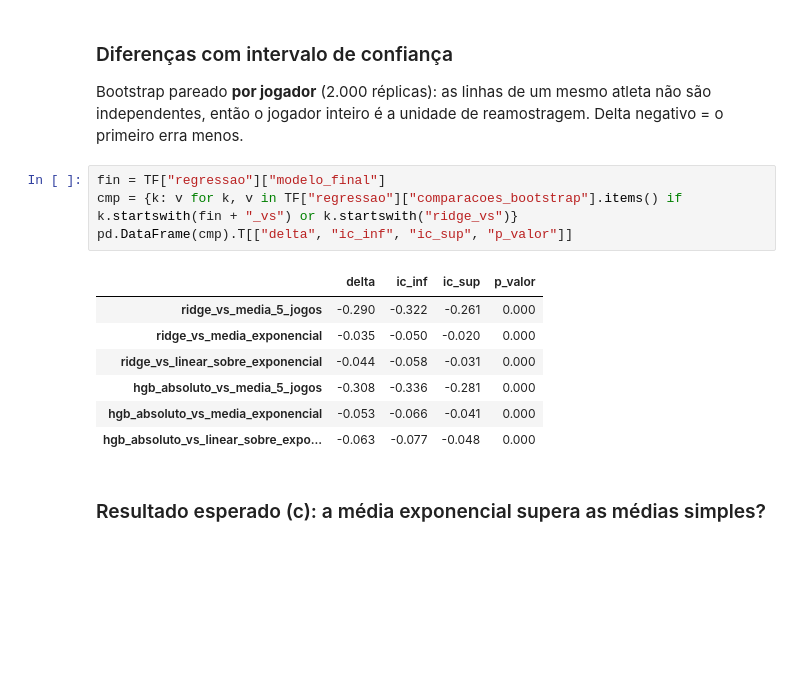
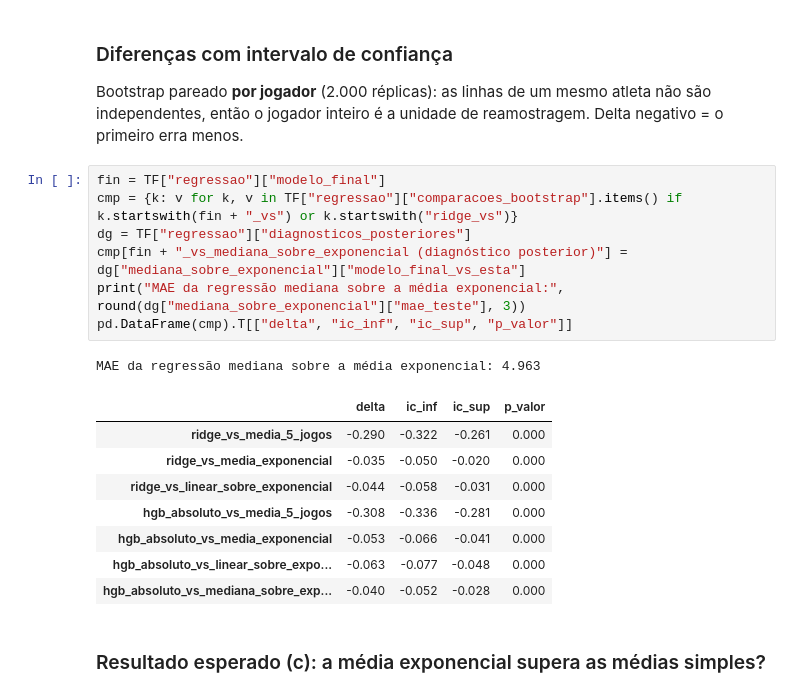
Before and after one commit to Grupo-carro-chefe/nba-player-scoring-prediction, a Jupyter notebook: notebooks/02_baselines_e_regressao.ipynb, the cells around one changed output. Cells and saved outputs as stored; diff of their text form; blank space fills up the shorter version.

```diff
--- a/notebooks/02_baselines_e_regressao.ipynb
+++ b/notebooks/02_baselines_e_regressao.ipynb
@@ -157,15 +157,20 @@ Bootstrap pareado **por jogador** (2.000 réplicas): as linhas de um mesmo atlet
 # %%
 fin = TF["regressao"]["modelo_final"]
 cmp = {k: v for k, v in TF["regressao"]["comparacoes_bootstrap"].items() if k.startswith(fin + "_vs") or k.startswith("ridge_vs")}
+dg = TF["regressao"]["diagnosticos_posteriores"]
+cmp[fin + "_vs_mediana_sobre_exponencial (diagnóstico posterior)"] = dg["mediana_sobre_exponencial"]["modelo_final_vs_esta"]
+print("MAE da regressão mediana sobre a média exponencial:", round(dg["mediana_sobre_exponencial"]["mae_teste"], 3))
 pd.DataFrame(cmp).T[["delta", "ic_inf", "ic_sup", "p_valor"]]
 # %% [output]
+MAE da regressão mediana sobre a média exponencial: 4.963
 |  | delta | ic_inf | ic_sup | p_valor |
 | ridge_vs_media_5_jogos | -0.290 | -0.322 | -0.261 | 0.000 |
 | ridge_vs_media_exponencial | -0.035 | -0.050 | -0.020 | 0.000 |
 | ridge_vs_linear_sobre_exponencial | -0.044 | -0.058 | -0.031 | 0.000 |
 | hgb_absoluto_vs_media_5_jogos | -0.308 | -0.336 | -0.281 | 0.000 |
 | hgb_absoluto_vs_media_exponencial | -0.053 | -0.066 | -0.041 | 0.000 |
 | hgb_absoluto_vs_linear_sobre_expo... | -0.063 | -0.077 | -0.048 | 0.000 |
+| hgb_absoluto_vs_mediana_sobre_exp... | -0.040 | -0.052 | -0.028 | 0.000 |
 # %% [markdown]
 ### Resultado esperado (c): a média exponencial supera as médias simples?
 # %%
```
Also changed, not shown: parts of 3 cells of this notebook, 26 other files.
